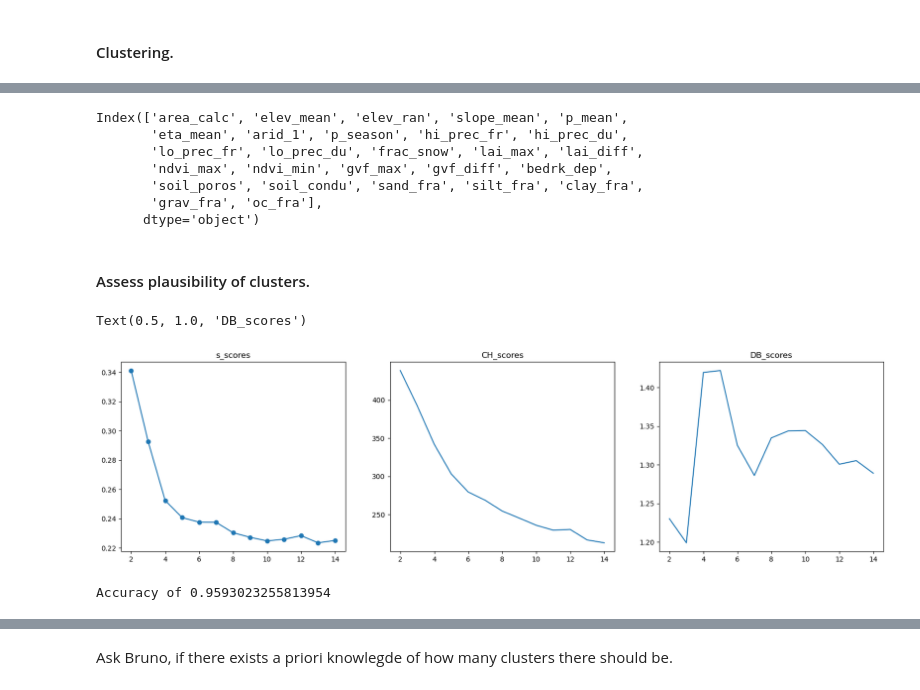
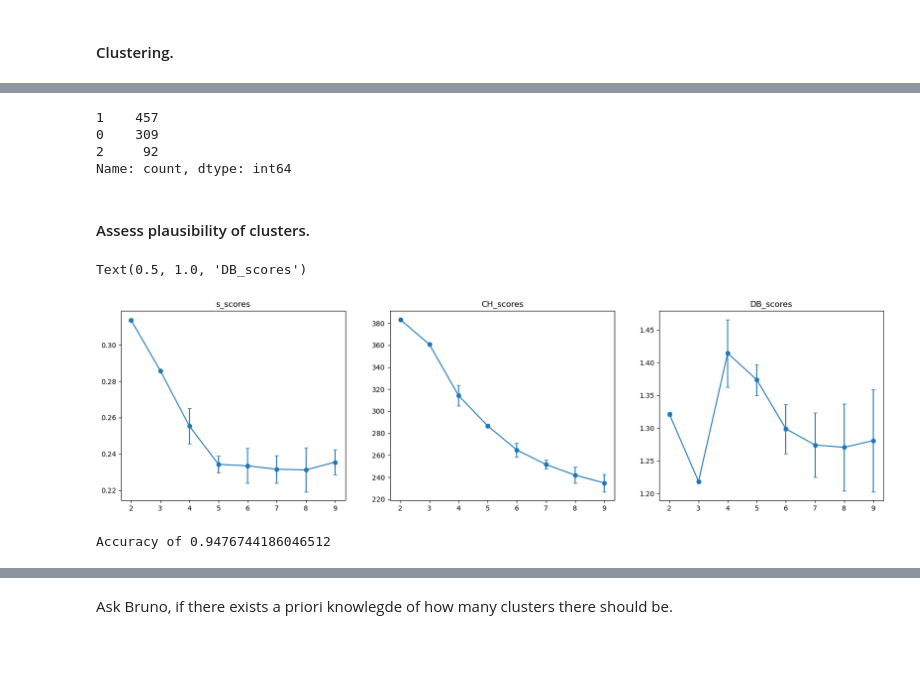
Before and after one commit to tripleUU-U/lamah-ce_lstm, a Jupyter notebook: preprocessing/make_splits.ipynb, the cells around one changed output, grey strips where cells are left out. Drawn from its saved outputs; the diff is of its cells as text; code cells hidden in the pictures; blank space fills up the shorter version.

```diff
--- a/preprocessing/make_splits.ipynb
+++ b/preprocessing/make_splits.ipynb
@@ -149,6 +115,6 @@ Index(['elev_mean', 'arid_1', 'hi_prec_fr', 'lo_prec_fr', 'lo_prec_du',
 # %%
 # PCA since there are a lot of attributes, which are sometimes correlated.
 pca = PCA(n_components=0.9, svd_solver="full")
-pca_attributes = pca.fit_transform(scaled_attributes)
+pca_attributes = pca.fit_transform(picked_attributes)
 # %%
 n_clusters = 3
@@ -204,53 +169,54 @@ plt.tight_layout()
-# %%
-scaled_attributes.columns
-# %% [output]
-Index(['area_calc', 'elev_mean', 'elev_ran', 'slope_mean', 'p_mean',
-       'eta_mean', 'arid_1', 'p_season', 'hi_prec_fr', 'hi_prec_du',
-       'lo_prec_fr', 'lo_prec_du', 'frac_snow', 'lai_max', 'lai_diff',
-       'ndvi_max', 'ndvi_min', 'gvf_max', 'gvf_diff', 'bedrk_dep',
-       'soil_poros', 'soil_condu', 'sand_fra', 'silt_fra', 'clay_fra',
-       'grav_fra', 'oc_fra'],
-      dtype='object')
+# %%
+kmeans_labels.value_counts()
+# %% [output]
+1    457
+0    309
+2     92
+Name: count, dtype: int64
 # %% [markdown]
 #### Assess plausibility of clusters.
 # %%
 n_seeds = 10
 
-seeds = [12312, 14535, 2345456, 23434, 346667, 7978, 45454, 72673, 6, 2562426]
+seeds = [1277, 535, 23, 2255, 890, 649, 1034, 6370, 3306, 320]
 
 
-s_scores = np.zeros([n_seeds,15])
-CH_scores =  np.zeros([n_seeds,15])
-DB_scores =  np.zeros([n_seeds,15])
+s_scores = np.zeros([n_seeds,10])
+CH_scores =  np.zeros([n_seeds,10])
+DB_scores =  np.zeros([n_seeds,10])
 
 for i in range(0,n_seeds):
 
     seed = seeds[i]
 
-    for k in range(2,15):
+    for k in range(2,10):
 
         # Test for k-means.
         labels = KMeans(k,random_state=seed).fit_predict(pca_attributes)
         s_scores[i,k] = silhouette_score(pca_attributes,labels) # higher is better
         CH_scores[i,k] = calinski_harabasz_score(pca_attributes,labels) # higher is better
         DB_scores [i,k] = davies_bouldin_score(pca_attributes, labels) # lower is better
 
 avg_s_scores = s_scores.mean(axis=0)[2:]
 avg_ch_scores = CH_scores.mean(axis=0)[2:]
 avg_db_scores = DB_scores.mean(axis=0)[2:]
 
+std_s_scores = s_scores.std(axis=0)[2:]
+std_ch_scores = CH_scores.std(axis=0)[2:]
+std_db_scores = DB_scores.std(axis=0)[2:]
+
 fig, axs = plt.subplots(1,3, figsize=(20,5))
 
-axs[0].plot(range(2,15), avg_s_scores, marker="o")
-axs[1].plot(range(2,15), avg_ch_scores)
-axs[2].plot(range(2,15), avg_db_scores)
+axs[0].errorbar(range(2,10), avg_s_scores, yerr=std_s_scores, marker="o", capsize=3)
+axs[1].errorbar(range(2,10), avg_ch_scores, yerr=std_ch_scores, marker="o", capsize=3)
+axs[2].errorbar(range(2,10), avg_db_scores, yerr=std_db_scores, marker="o", capsize=3)
 
 axs[0].set_title("s_scores")
 axs[1].set_title("CH_scores")
 axs[2].set_title("DB_scores")
 # %% [output]
 Text(0.5, 1.0, 'DB_scores')
-[figure, old version]
+[figure, new version]
 # %%
 from sklearn.ensemble import RandomForestClassifier
 
@@ -258,14 +224,14 @@ RF = RandomForestClassifier(random_state=21)
 
 rf_train_id, rf_test_id = train_test_split(kmeans_labels.index, train_size=0.8, random_state=12)
 
-RF.fit(scaled_attributes.loc[rf_train_id,:], kmeans_labels[rf_train_id])
+RF.fit(picked_attributes.loc[rf_train_id,:], kmeans_labels[rf_train_id])
 
-rf_pred = RF.predict(scaled_attributes.loc[rf_test_id,:])
+rf_pred = RF.predict(picked_attributes.loc[rf_test_id,:])
 
 results = kmeans_labels[rf_test_id] == rf_pred
 
 print(f"Accuracy of {results.sum()/len(results)}")
 
-feature_importances = pd.Series(RF.feature_importances_, index=scaled_attributes.columns)
+feature_importances = pd.Series(RF.feature_importances_, index=picked_attributes.columns)
 # %% [output]
-Accuracy of 0.9593023255813954
+Accuracy of 0.9476744186046512
```
Also changed, not shown: parts of 17 cells of this notebook, 3 other files.
